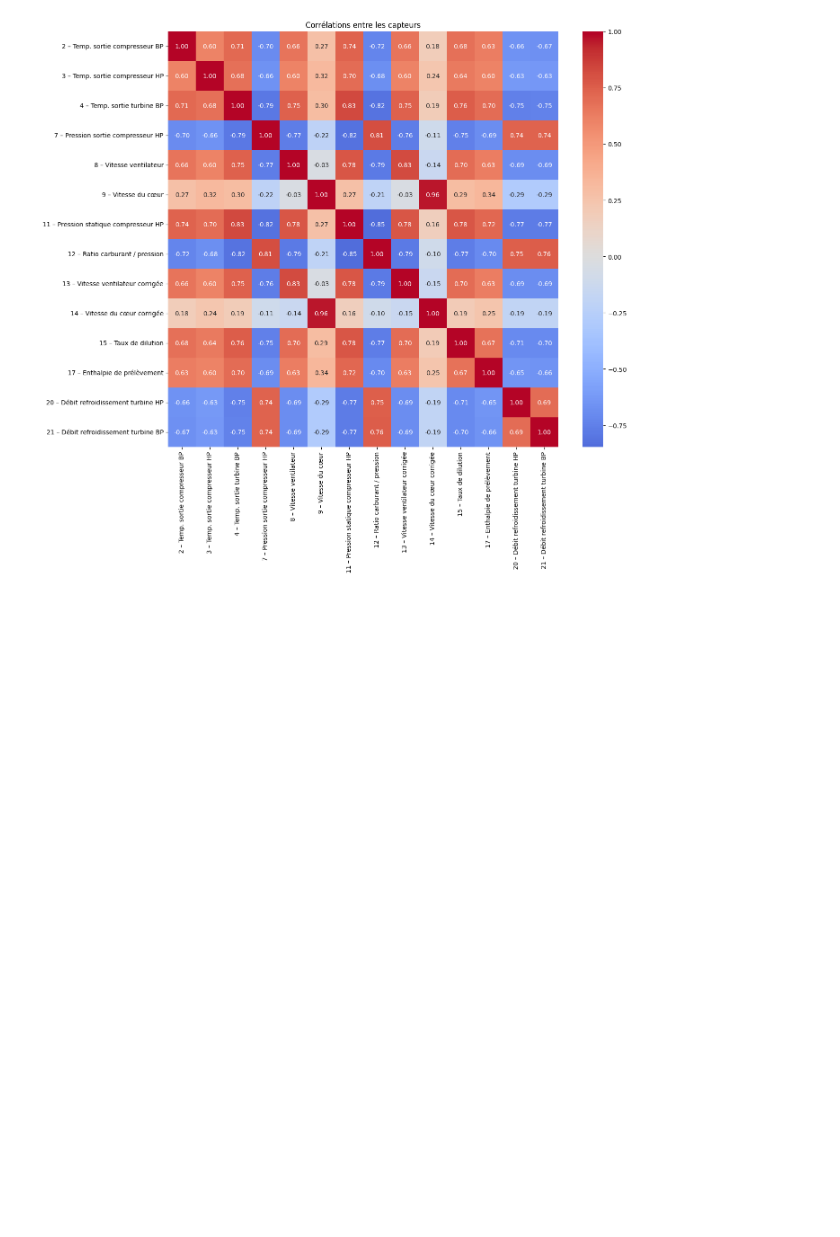
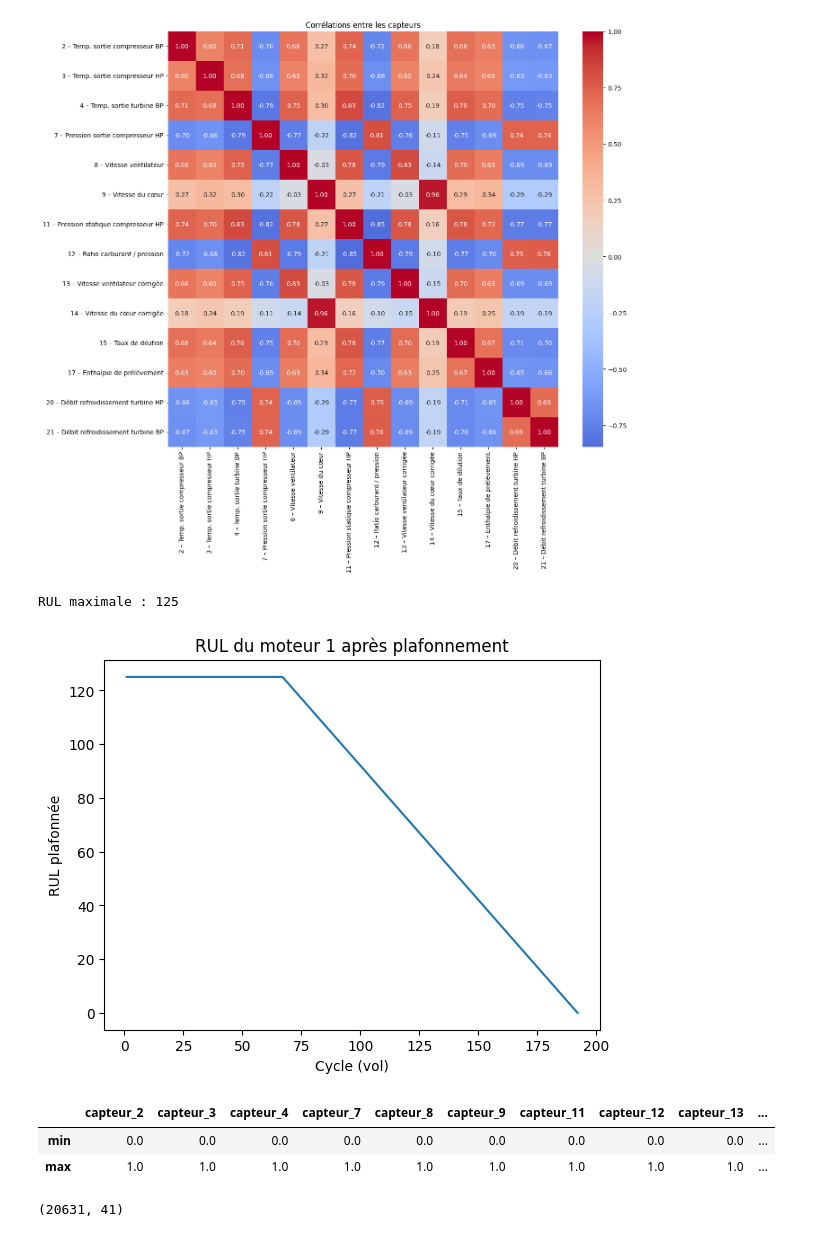
Before and after one commit to Bousara/turbofan-predictive-maintenance, a Jupyter notebook: notebooks/01_exploration.ipynb, the cells around one changed output. Cells and saved outputs as stored; diff of their text form; code cells hidden in the pictures; blank space fills up the shorter version.

Commit message:
RUL plafonnée, normalisation, moyennes glissantes

```diff
--- a/notebooks/01_exploration.ipynb
+++ b/notebooks/01_exploration.ipynb
@@ -210,3 +209,38 @@ plt.title("Corrélations entre les capteurs")
 plt.show()
 # %% [output]
 [figure]
+# %%
+train["RUL"] = train["RUL"].clip(upper=125)
+
+print("RUL maximale :", train["RUL"].max())
+# %% [output]
+RUL maximale : 125
+# %%
+moteur_1 = train[train["moteur"] == 1]
+
+plt.plot(moteur_1["cycle"], moteur_1["RUL"])
+plt.xlabel("Cycle (vol)")
+plt.ylabel("RUL plafonnée")
+plt.title("RUL du moteur 1 après plafonnement")
+plt.show()
+# %% [output]
+[figure, added]
+# %%
+from sklearn.preprocessing import MinMaxScaler
+
+scaler = MinMaxScaler()
+train[capteurs_utiles] = scaler.fit_transform(train[capteurs_utiles])
+
+train[capteurs_utiles].describe().loc[["min", "max"]]
+# %% [output]
+|  | capteur_2 | capteur_3 | capteur_4 | capteur_7 | capteur_8 | capteur_9 | capteur_11 | capteur_12 | capteur_13 | ... |
+| min | 0.0 | 0.0 | 0.0 | 0.0 | 0.0 | 0.0 | 0.0 | 0.0 | 0.0 | ... |
+| max | 1.0 | 1.0 | 1.0 | 1.0 | 1.0 | 1.0 | 1.0 | 1.0 | 1.0 | ... |
+# %%
+for c in capteurs_utiles:
+    train[c + "_moy"] = train.groupby("moteur")[c].transform(
+        lambda x: x.rolling(window=5, min_periods=1).mean())
+
+print(train.shape)
+# %% [output]
+(20631, 41)
```
Also changed, not shown: parts of 3 cells of this notebook.
